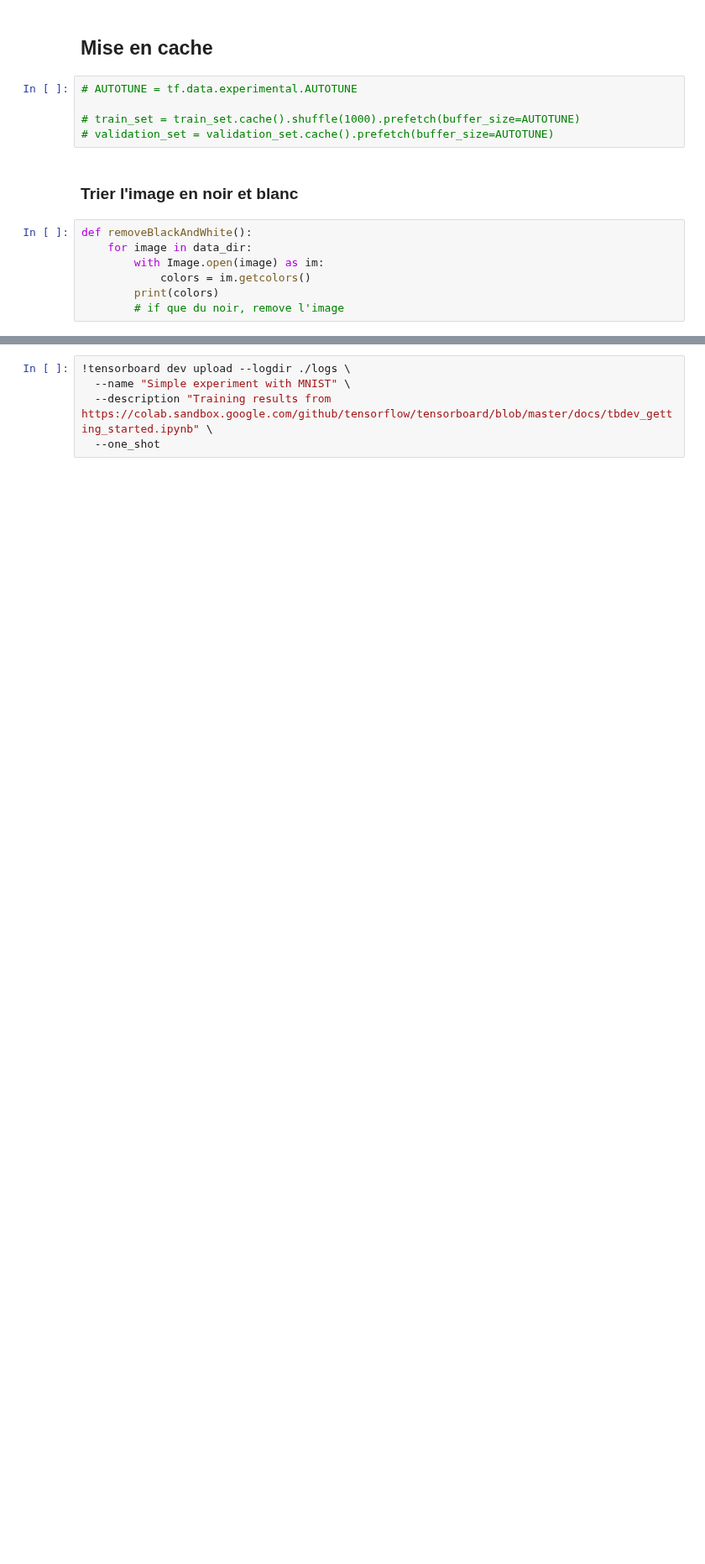
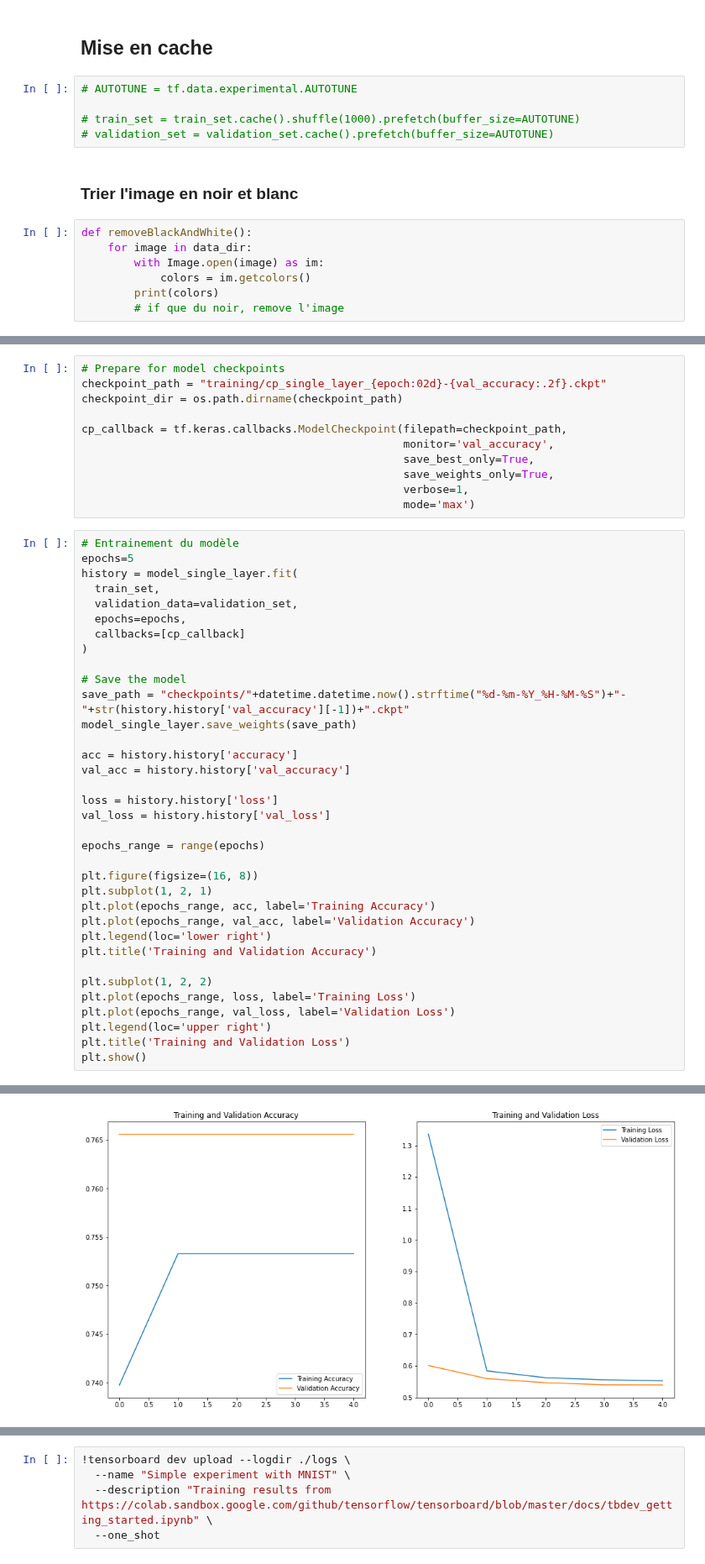
Before and after one commit to Bnder1/Projet-DataScienceA5, a Jupyter notebook: Livrable 1/phase1_FZR.ipynb, the cells around one changed output, grey strips where cells are left out. Shown at 84% size. Drawn from its saved outputs; the diff is of its cells as text; blank space fills up the shorter version.

```diff
--- a/Livrable 1/phase1_FZR.ipynb
+++ b/Livrable 1/phase1_FZR.ipynb
@@ -130,0 +188,47 @@ def removeBlackAndWhite():
+# %%
+# Prepare for model checkpoints
+checkpoint_path = "training/cp_single_layer_{epoch:02d}-{val_accuracy:.2f}.ckpt"
+checkpoint_dir = os.path.dirname(checkpoint_path)
+
+cp_callback = tf.keras.callbacks.ModelCheckpoint(filepath=checkpoint_path,
+                                                 monitor='val_accuracy',
+                                                 save_best_only=True,
+                                                 save_weights_only=True,
+                                                 verbose=1,
+                                                 mode='max')
+# %%
+# Entrainement du modèle
+epochs=5
+history = model_single_layer.fit(
+  train_set,
+  validation_data=validation_set,
+  epochs=epochs,
+  callbacks=[cp_callback]
+)
+
+# Save the model
+save_path = "checkpoints/"+datetime.datetime.now().strftime("%d-%m-%Y_%H-%M-%S")+"-"+str(history.history['val_accuracy'][-1])+".ckpt"
+model_single_layer.save_weights(save_path)
+
+acc = history.history['accuracy']
+val_acc = history.history['val_accuracy']
+
+loss = history.history['loss']
+val_loss = history.history['val_loss']
+
+epochs_range = range(epochs)
+
+plt.figure(figsize=(16, 8))
+plt.subplot(1, 2, 1)
+plt.plot(epochs_range, acc, label='Training Accuracy')
+plt.plot(epochs_range, val_acc, label='Validation Accuracy')
+plt.legend(loc='lower right')
+plt.title('Training and Validation Accuracy')
+
+plt.subplot(1, 2, 2)
+plt.plot(epochs_range, loss, label='Training Loss')
+plt.plot(epochs_range, val_loss, label='Validation Loss')
+plt.legend(loc='upper right')
+plt.title('Training and Validation Loss')
+plt.show()
+# %% [output]
@@ -130,0 +250 @@ def removeBlackAndWhite():
+[figure, added]
```
Also changed, not shown: parts of 8 cells of this notebook, 1 other file.
